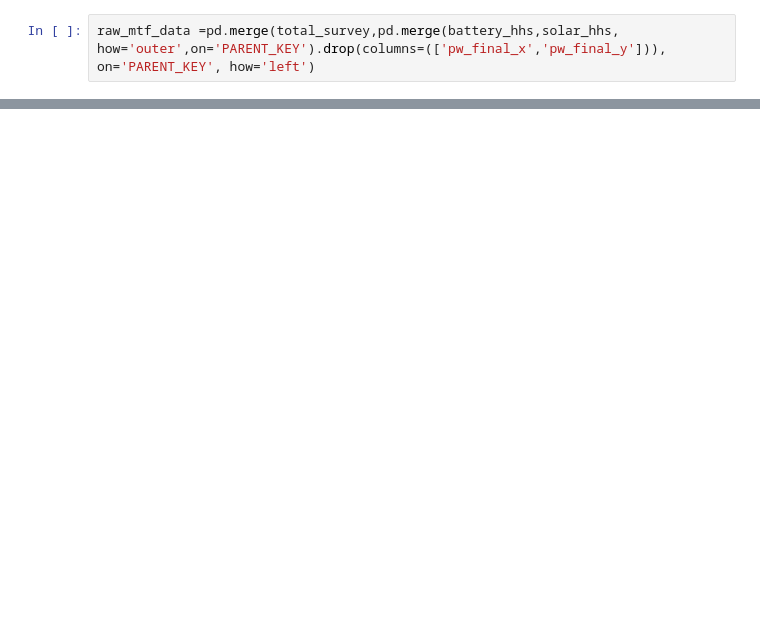
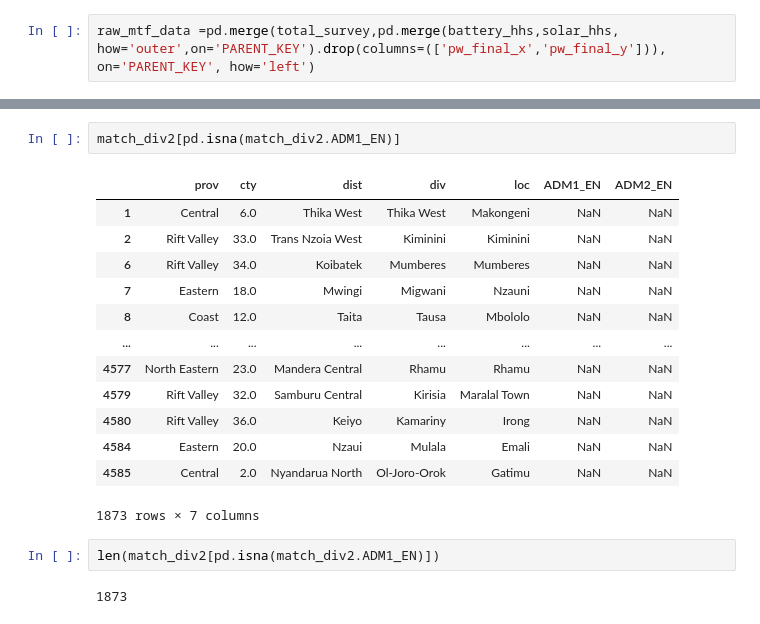
Before and after one commit to rduke15/HDE_UN_Datathon_23, a Jupyter notebook: Population_data_processing.ipynb, the cells around one changed output, grey strips where cells are left out. Cells and saved outputs as stored; diff of their text form; blank space fills up the shorter version.

```diff
--- a/Population_data_processing.ipynb
+++ b/Population_data_processing.ipynb
@@ -107,0 +256,20 @@ raw_mtf_data.groupby('dist')['pw_final'].sum().reset_index().rename(columns={'pw
+# %%
+match_div2[pd.isna(match_div2.ADM1_EN)]
+# %% [output]
+|  | prov | cty | dist | div | loc | ADM1_EN | ADM2_EN |
+| 1 | Central | 6.0 | Thika West | Thika West | Makongeni | NaN | NaN |
+| 2 | Rift Valley | 33.0 | Trans Nzoia West | Kiminini | Kiminini | NaN | NaN |
+| 6 | Rift Valley | 34.0 | Koibatek | Mumberes | Mumberes | NaN | NaN |
+| 7 | Eastern | 18.0 | Mwingi | Migwani | Nzauni | NaN | NaN |
+| 8 | Coast | 12.0 | Taita | Tausa | Mbololo | NaN | NaN |
+| ... | ... | ... | ... | ... | ... | ... | ... |
+| 4577 | North Eastern | 23.0 | Mandera Central | Rhamu | Rhamu | NaN | NaN |
+| 4579 | Rift Valley | 32.0 | Samburu Central | Kirisia | Maralal Town | NaN | NaN |
+| 4580 | Rift Valley | 36.0 | Keiyo | Kamariny | Irong | NaN | NaN |
+| 4584 | Eastern | 20.0 | Nzaui | Mulala | Emali | NaN | NaN |
+| 4585 | Central | 2.0 | Nyandarua North | Ol-Joro-Orok | Gatimu | NaN | NaN |
+1873 rows × 7 columns
+# %%
+len(match_div2[pd.isna(match_div2.ADM1_EN)])
+# %% [output]
+1873
```
Also changed, not shown: parts of 27 cells of this notebook, 2 other files.
